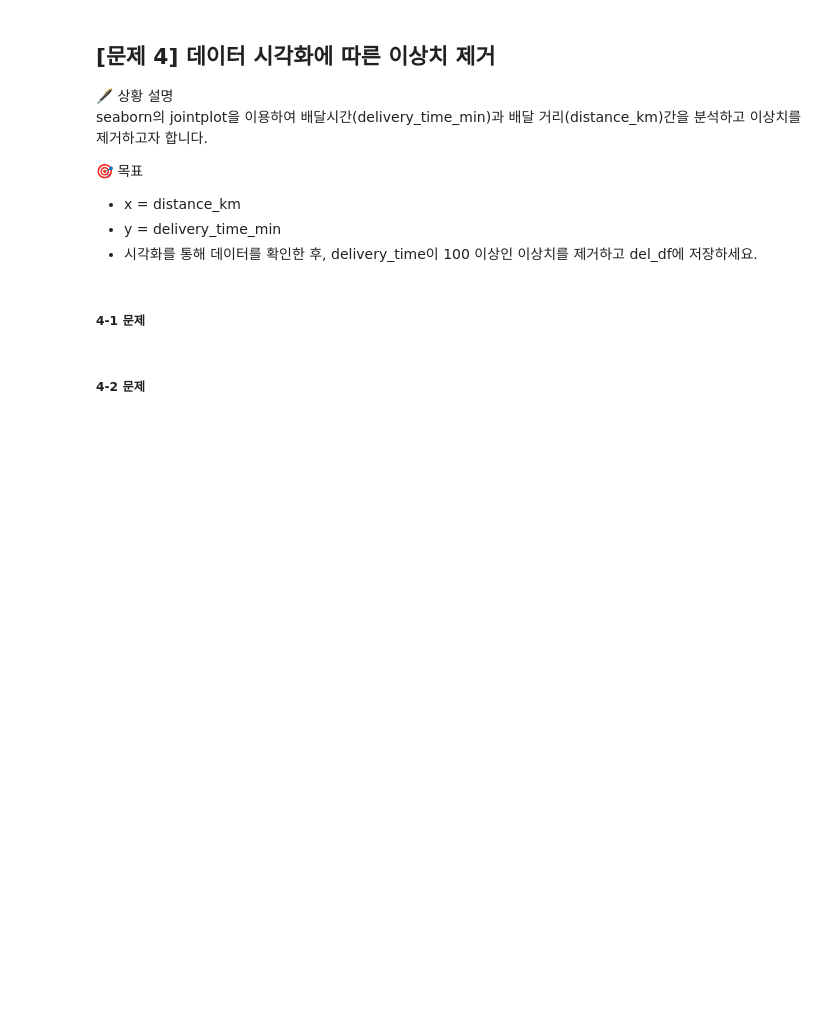
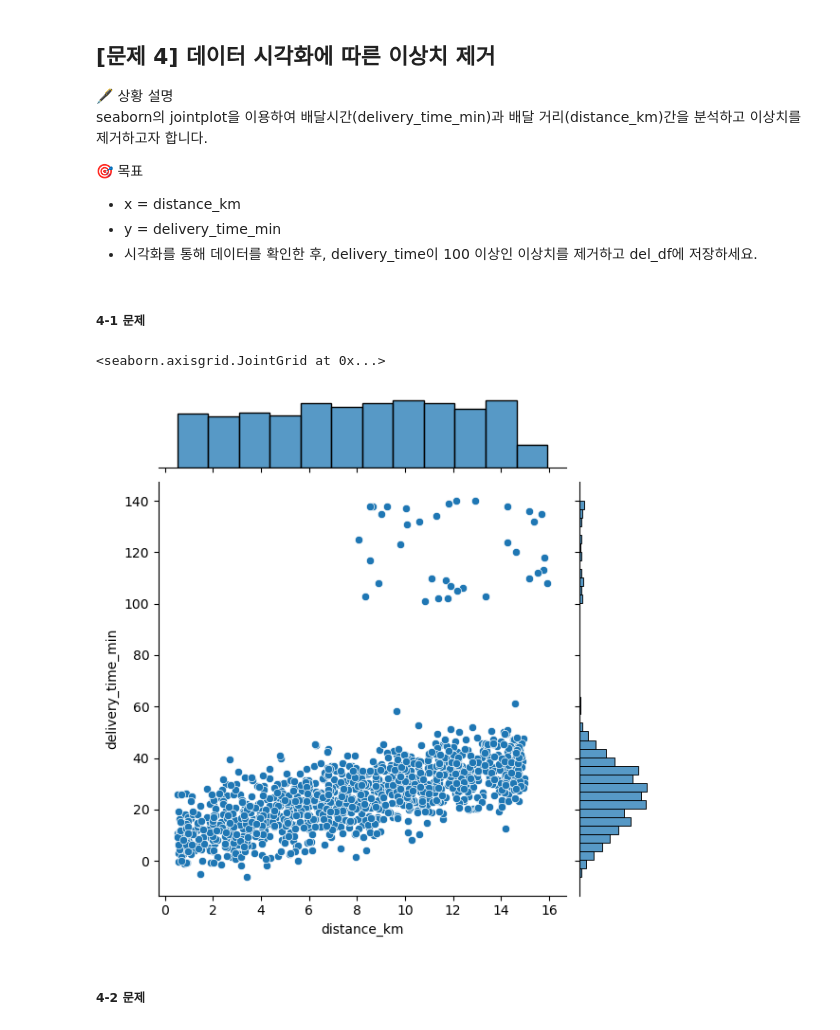
Before and after one commit to Sihyeon0123/AIVLE_School, a Jupyter notebook: AICE ASSOCIATE/2일차/8기_ASSO_과제4(배송 소요시간 예측).ipynb, the cells around one changed output. Cells and saved outputs as stored; diff of their text form; code cells hidden in the pictures; blank space fills up the shorter version.

```diff
--- a/AICE ASSOCIATE/2일차/8기_ASSO_과제4(배송 소요시간 예측).ipynb
+++ b/AICE ASSOCIATE/2일차/8기_ASSO_과제4(배송 소요시간 예측).ipynb
@@ -86,6 +97,10 @@ seaborn의 jointplot을 이용하여 배달시간(delivery_time_min)과 배달
 ##### 4-1 문제
 # %%
 # 여기에 시각화 코드 답안을 작성하세요.
+sns.jointplot(delivery_df, x='distance_km', y='delivery_time_min')
+# %% [output]
+<seaborn.axisgrid.JointGrid at 0x...>
+[figure, added]
 # %% [markdown]
 ##### 4-2 문제
 # %%
```
Also changed, not shown: parts of 17 cells of this notebook, 1 other file.
